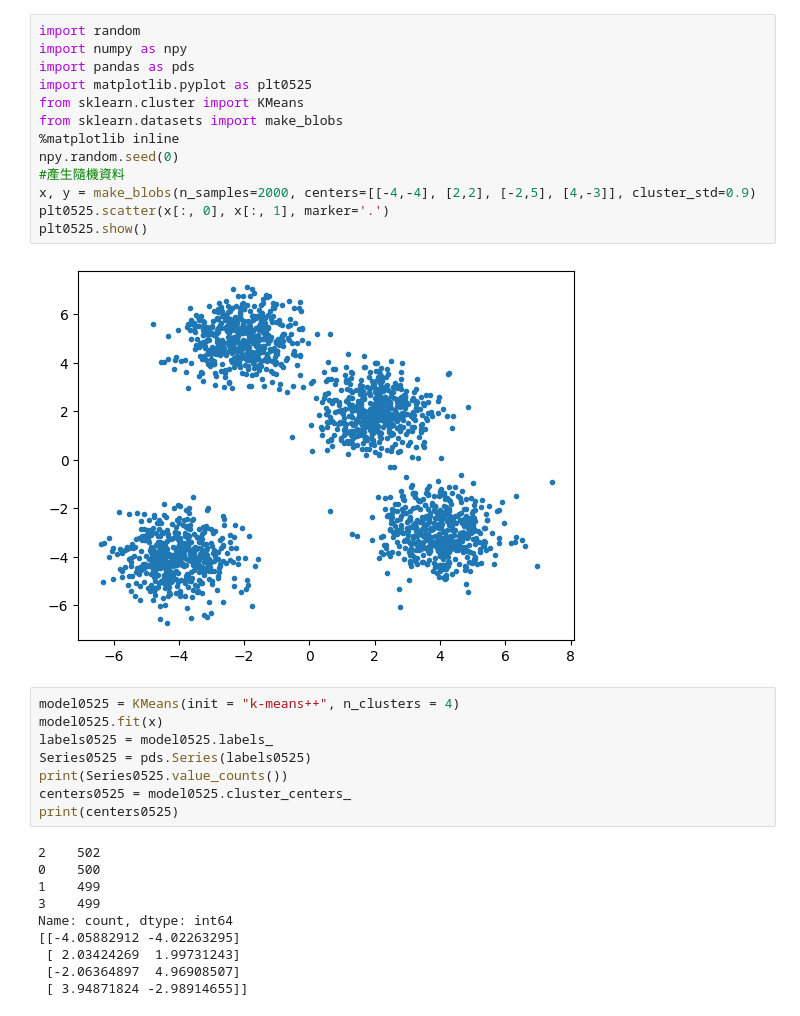
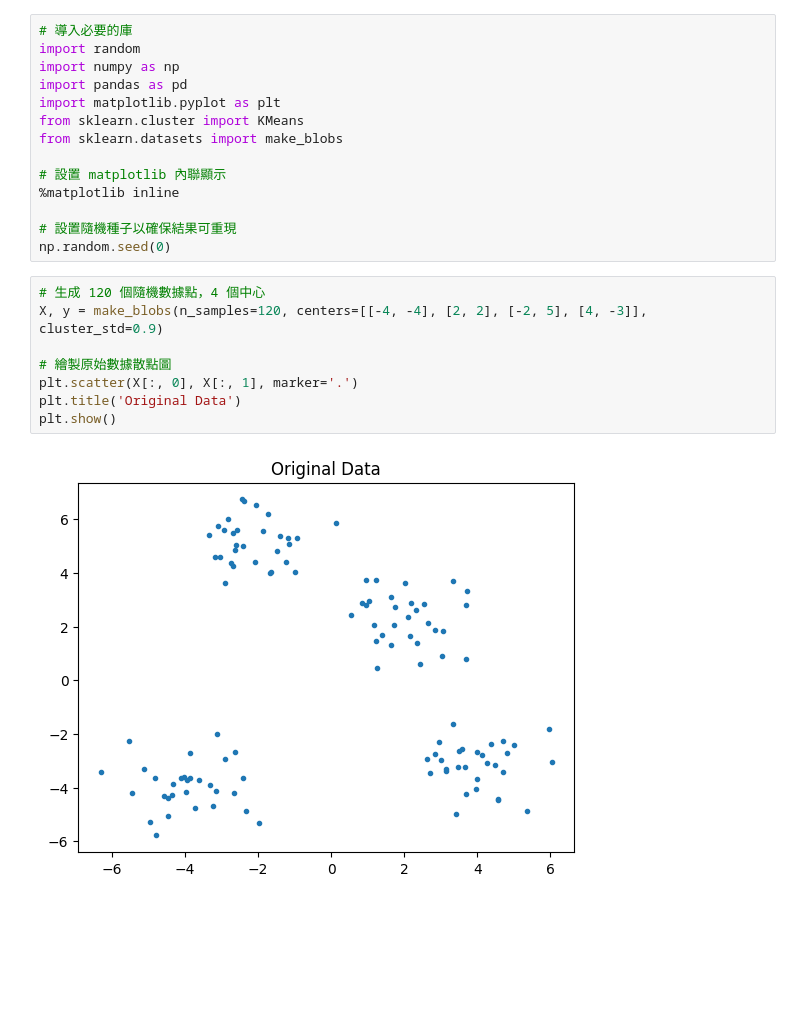
Before and after one commit to Jaoz7926/ML, a Jupyter notebook: 12_KMeans_exp.ipynb, the cells around one changed output. Saved outputs shown, nothing was run; the diff lists cells and outputs as text; blank space fills up the shorter version.

```diff
--- a/12_KMeans_exp.ipynb
+++ b/12_KMeans_exp.ipynb
@@ -1,36 +1,27 @@
 # %% [markdown]
 <a href="https://colab.research.google.com/github/Jaoz7926/ML/blob/main/12_KMeans_exp.ipynb" target="_parent"><img src="https://colab.research.google.com/assets/colab-badge.svg" alt="Open In Colab"/></a>
 # %%
+# 導入必要的庫
 import random
-import numpy as npy
-import pandas as pds
-import matplotlib.pyplot as plt0525
+import numpy as np
+import pandas as pd
+import matplotlib.pyplot as plt
 from sklearn.cluster import KMeans
 from sklearn.datasets import make_blobs
+
+# 設置 matplotlib 內聯顯示
 %matplotlib inline
-npy.random.seed(0)
-#產生隨機資料
-x, y = make_blobs(n_samples=2000, centers=[[-4,-4], [2,2], [-2,5], [4,-3]], cluster_std=0.9)
-plt0525.scatter(x[:, 0], x[:, 1], marker='.')
-plt0525.show()
+
+# 設置隨機種子以確保結果可重現
+np.random.seed(0)
-# %% [output]
-[figure, removed]
-# %%
-model0525 = KMeans(init = "k-means++", n_clusters = 4)
-model0525.fit(x)
-labels0525 = model0525.labels_
-Series0525 = pds.Series(labels0525)
-print(Series0525.value_counts())
-centers0525 = model0525.cluster_centers_
-print(centers0525)
-# %% [output]
-2    502
-0    500
-1    499
-3    499
-Name: count, dtype: int64
-[[-4.05882912 -4.02263295]
- [ 2.03424269  1.99731243]
- [-2.06364897  4.96908507]
- [ 3.94871824 -2.98914655]]
+# %%
+# 生成 120 個隨機數據點，4 個中心
+X, y = make_blobs(n_samples=120, centers=[[-4, -4], [2, 2], [-2, 5], [4, -3]], cluster_std=0.9)
+
+# 繪製原始數據散點圖
+plt.scatter(X[:, 0], X[:, 1], marker='.')
+plt.title('Original Data')
+plt.show()
+# %% [output]
+[figure, added]
 # %%
```
Also changed, not shown: parts of 3 cells of this notebook.
